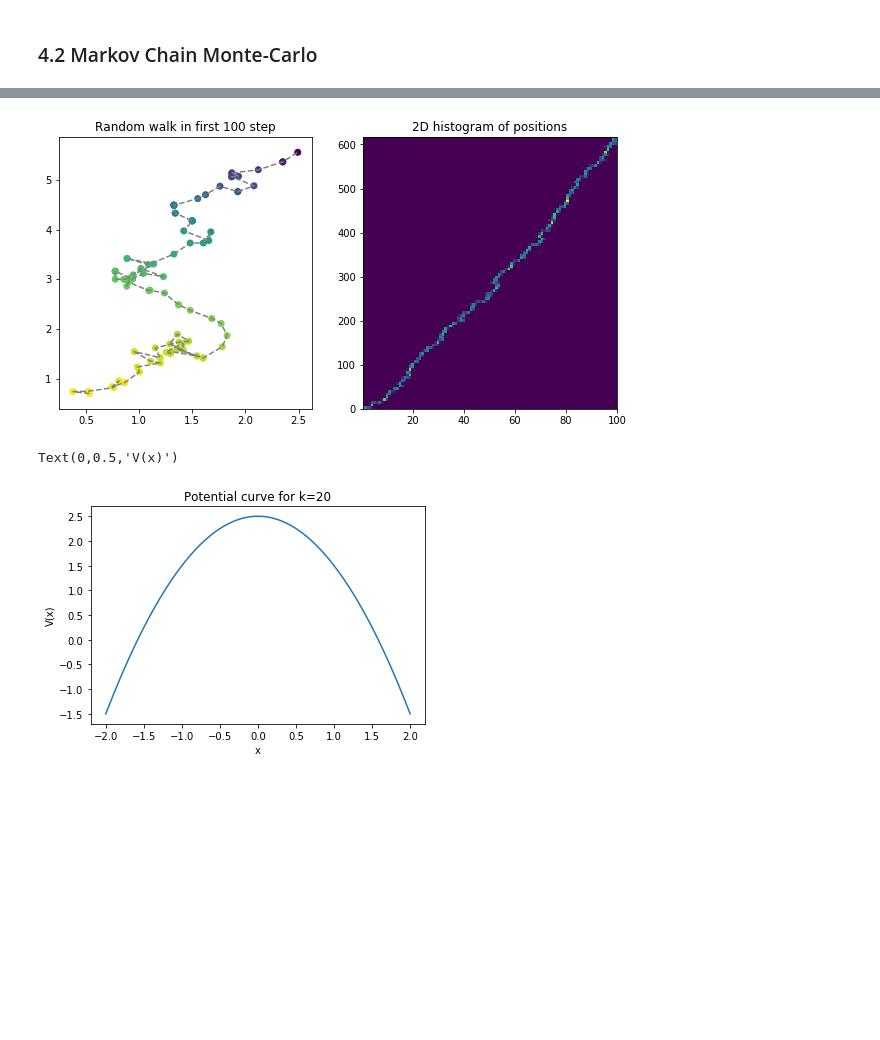
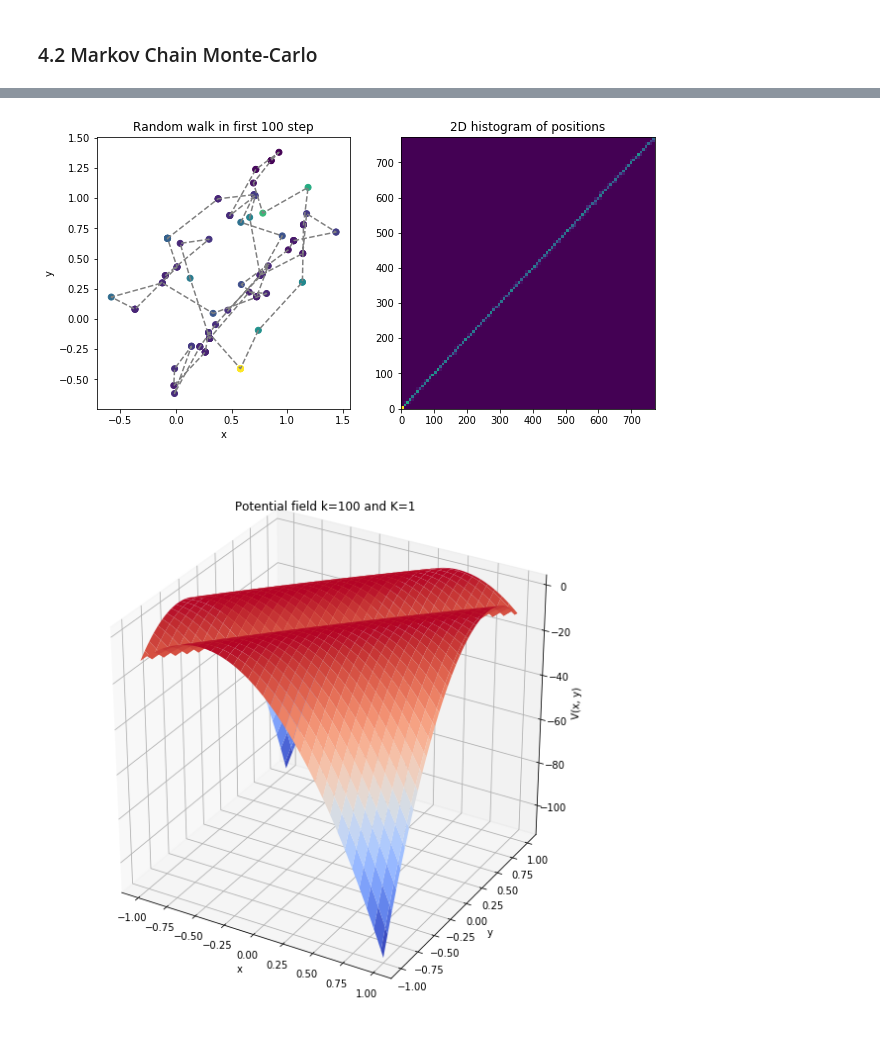
Before and after one commit to evabertalan/comp_physics, a Jupyter notebook: 4/4-Markov_Chain_Monte_Carlo.ipynb, the cells around one changed output, grey strips where cells are left out. Saved outputs shown, nothing was run; the diff lists cells and outputs as text; code cells hidden in the pictures; blank space fills up the shorter version.

Commit message:
plot potential surface

```diff
--- a/4/4-Markov_Chain_Monte_Carlo.ipynb
+++ b/4/4-Markov_Chain_Monte_Carlo.ipynb
@@ -95,30 +97,30 @@ Variance:  0.2500171912484867
 class MCMC:
     def __init__(self, parameters, method='mc'):
         self.k = parameters['k']
-        self.a = parameters['a']
         self.K = parameters['K']
         self.kbT = parameters['kbT']
         self.method = method
         self.pos, self.energy = None, None
 
     def __mc_step(self, pos, energy):
-        pos_trial = pos + (np.random.rand(*pos.shape) - 0.5)*self.a
+        pos_trial = pos +  np.random.uniform(-0.5, 0.5, *pos.shape)
         energy_trial = self.pot(pos_trial[0], pos_trial[1])
-
-        if np.random.rand() <= np.exp(-(energy - energy_trial)/self.kbT):
+        if energy_trial <= energy or np.random.rand() < np.exp(-(energy_trial - energy)/self.kbT):
             return pos_trial, energy_trial
         return pos, energy
 
     def __hastings_step(self, pos, energy):
-        pos_trial = pos + (np.random.uniform(-0.5, 0.5, 2))*self.a
+        pos_trial =  pos + np.random.uniform(-0.5, 0.5, *pos.shape)
         energy_trial = self.pot(pos_trial[0], pos_trial[1])
 
-        if np.random.rand() <= np.min([1, np.exp(-self.kbT*(energy_trial - energy))]):
+        if np.random.rand() < np.min([1, np.exp(-(energy_trial - energy)/self.kbT)]):
             return pos_trial, energy_trial
         return pos, energy
 
     def pot(self, x, y):
-        return (-self.K*(x**2 + y**2)/2) + (self.k*((np.abs(x - y) - self.a)**2)/2)
+        part_1 = (-self.K*(np.power(x,2) + np.power(y,2)))/2
+        part_2 = (self.k*np.power((np.abs(x-y)-0.5), 2))/2
+        return part_1 + part_2 + 2
 
     def markov_chain(self, init_pos, N):
         pos = [init_pos, ]
@@ -141,12 +143,28 @@ class MCMC:
         ax[0].plot(*self.pos[:100].T, '--', color='grey')
         ax[0].scatter(*self.pos[:100].T, c=self.energy[:100])
         ax[0].set_title('Random walk in first 100 step')
+        ax[0].set_xlabel('x')
+        ax[0].set_ylabel('y')
         ax[1].hist2d(*self.pos.T,  bins=100)
         ax[1].set_title('2D histogram of positions')
+# %%
+def plot_3D_pot(k, K, pot):
+    fig = plt.figure(figsize=(10,10))
+    ax = fig.add_subplot(111, projection='3d')
+    ax.set_title('Potential field k={} and K={}'.format(k, K))
+    ax.set_xlabel('x')
+    ax.set_ylabel('y')
+    ax.set_zlabel('V(x, y)')
+    x = y = np.linspace(-1, 1, 101)
+    X, Y = np.meshgrid(x, y)
+    zs = np.array([pot(x,y) for x,y in zip(np.ravel(X), np.ravel(Y))])
+    Z = zs.reshape(X.shape)
+    ax.plot_surface(X, Y, Z,cmap=cm.coolwarm)
 # %%
 parameters1 = {
-    'k': 0,
-    'a': 0.5, #nm
+    'k': 100,
     'K': 1, #pN/nm
     'kbT': 4 #pN*nm
 }
+mc1 = MCMC(parameters1, method='mc')
+plot_3D_pot(parameters1['k'], parameters1['K'], mc1.pot)
@@ -170,25 +183,18 @@ mc1.plot()
 # %%
-init_pos = np.random.random(2)
 hastings1 = MCMC(parameters1, method='hastings')
 hastings1_pos, hastings1_energy = hastings1.markov_chain(init_pos, 10000)
 hastings1.plot()
 # %% [output]
-[figure, old version]
+[figure, new version]
 # %%
 parameters2 = {
-    'k': 20,
-    'a': 0.5, #nm
+    'k': -100,
     'K': 1, #pN/nm
     'kbT': 4 #pN*nm
 }
 
 mc2 =  MCMC(parameters2)
-
-plt.plot(x, mc2.pot(xy[:,0], xy[:,1]))
-plt.title('Potential curve for k=20')
-plt.xlabel('x')
-plt.ylabel('V(x)')
+plot_3D_pot(parameters1['k'], parameters1['K'], mc2.pot)
 # %% [output]
-Text(0,0.5,'V(x)')
-[figure, old version]
+[figure, new version]
 # %%
```
Also changed, not shown: parts of 14 cells of this notebook.
